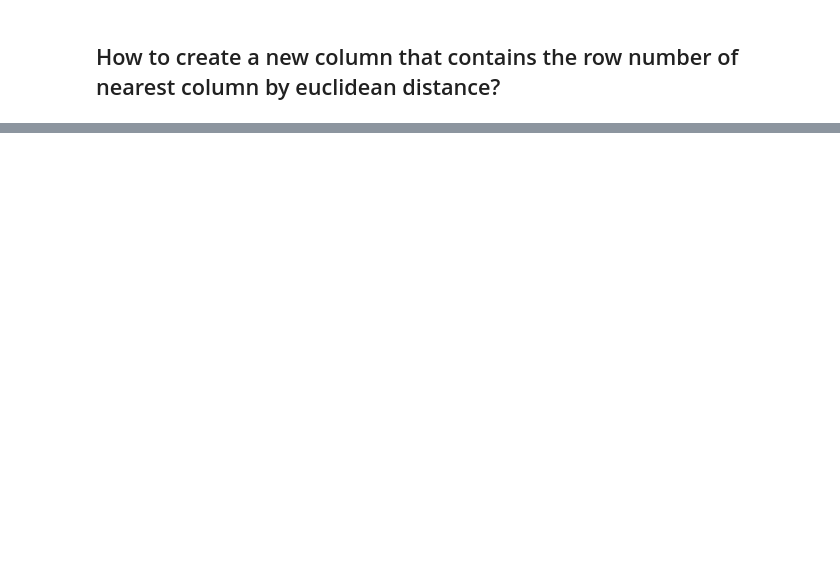
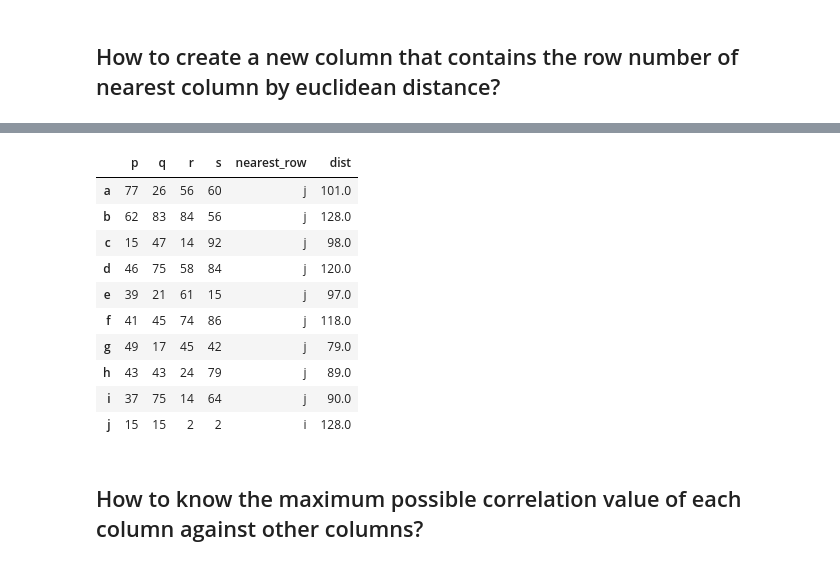
Before and after one commit to sws144/learning-python, a Jupyter notebook: JupyterNotebooks/101PandasExercises.ipynb, the cells around one changed output, grey strips where cells are left out. Drawn from its saved outputs; the diff is of its cells as text; code cells hidden in the pictures; blank space fills up the shorter version.

```diff
--- a/JupyterNotebooks/101PandasExercises.ipynb
+++ b/JupyterNotebooks/101PandasExercises.ipynb
@@ -1505,3 +1494,6 @@ df.apply(np.argmax,axis=1)
 dtype: int64
 # %% [markdown]
 ## How to create a new column that contains the row number of nearest column by euclidean distance?
+# %%
+df = pd.DataFrame(np.random.randint(1,100, 40).reshape(10, -1), columns=list('pqrs'), index=list('abcdefghij'))
+print(df)
@@ -1507,0 +1547,16 @@ dtype: int64
+# %%
+df
+# %% [output]
+|  | p | q | r | s | nearest_row | dist |
+| a | 77 | 26 | 56 | 60 | j | 101.0 |
+| b | 62 | 83 | 84 | 56 | j | 128.0 |
+| c | 15 | 47 | 14 | 92 | j | 98.0 |
+| d | 46 | 75 | 58 | 84 | j | 120.0 |
+| e | 39 | 21 | 61 | 15 | j | 97.0 |
+| f | 41 | 45 | 74 | 86 | j | 118.0 |
+| g | 49 | 17 | 45 | 42 | j | 79.0 |
+| h | 43 | 43 | 24 | 79 | j | 89.0 |
+| i | 37 | 75 | 14 | 64 | j | 90.0 |
+| j | 15 | 15 | 2 | 2 | i | 128.0 |
+# %% [markdown]
+## How to know the maximum possible correlation value of each column against other columns?
```
Also changed, not shown: parts of 45 cells of this notebook.
